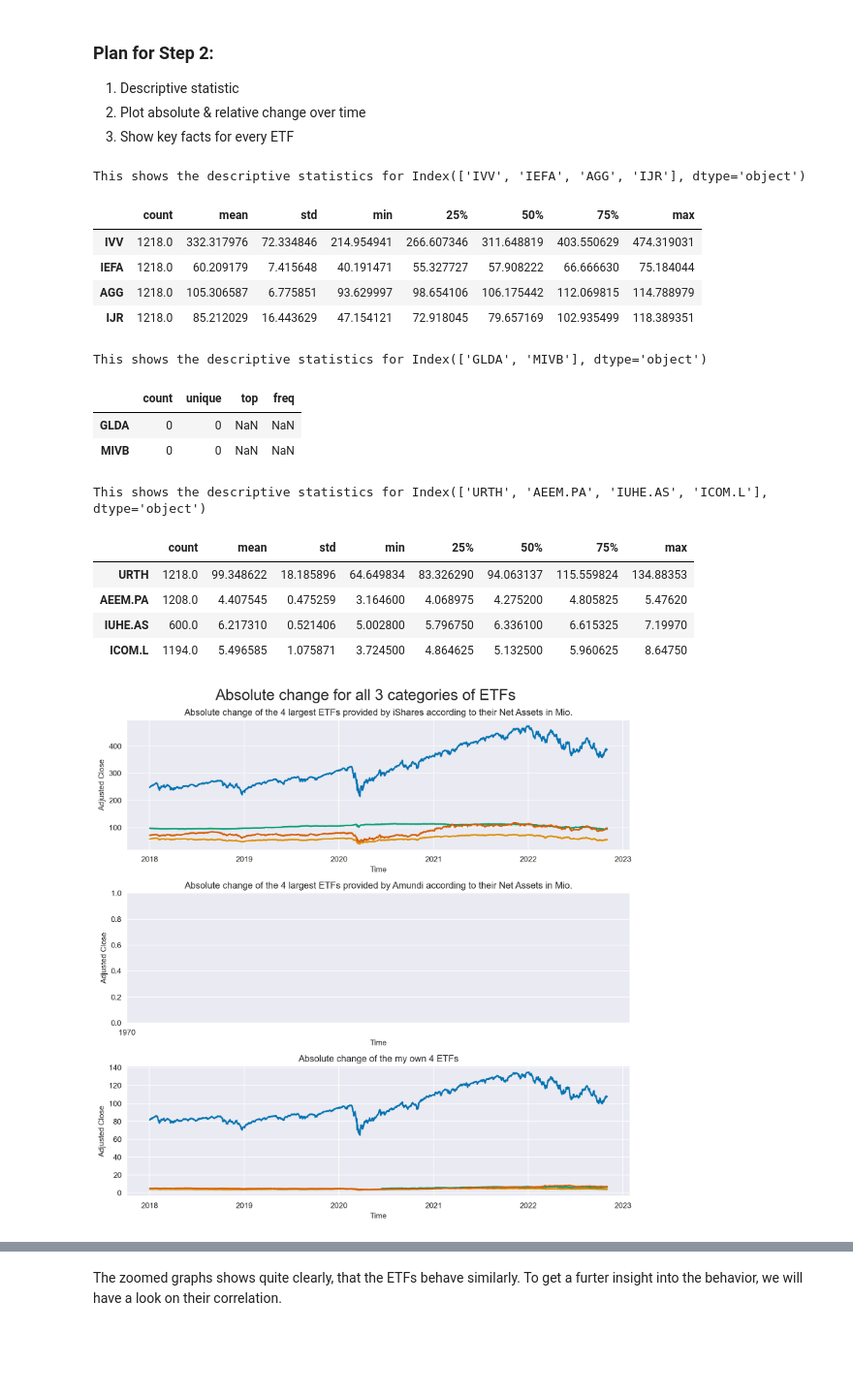
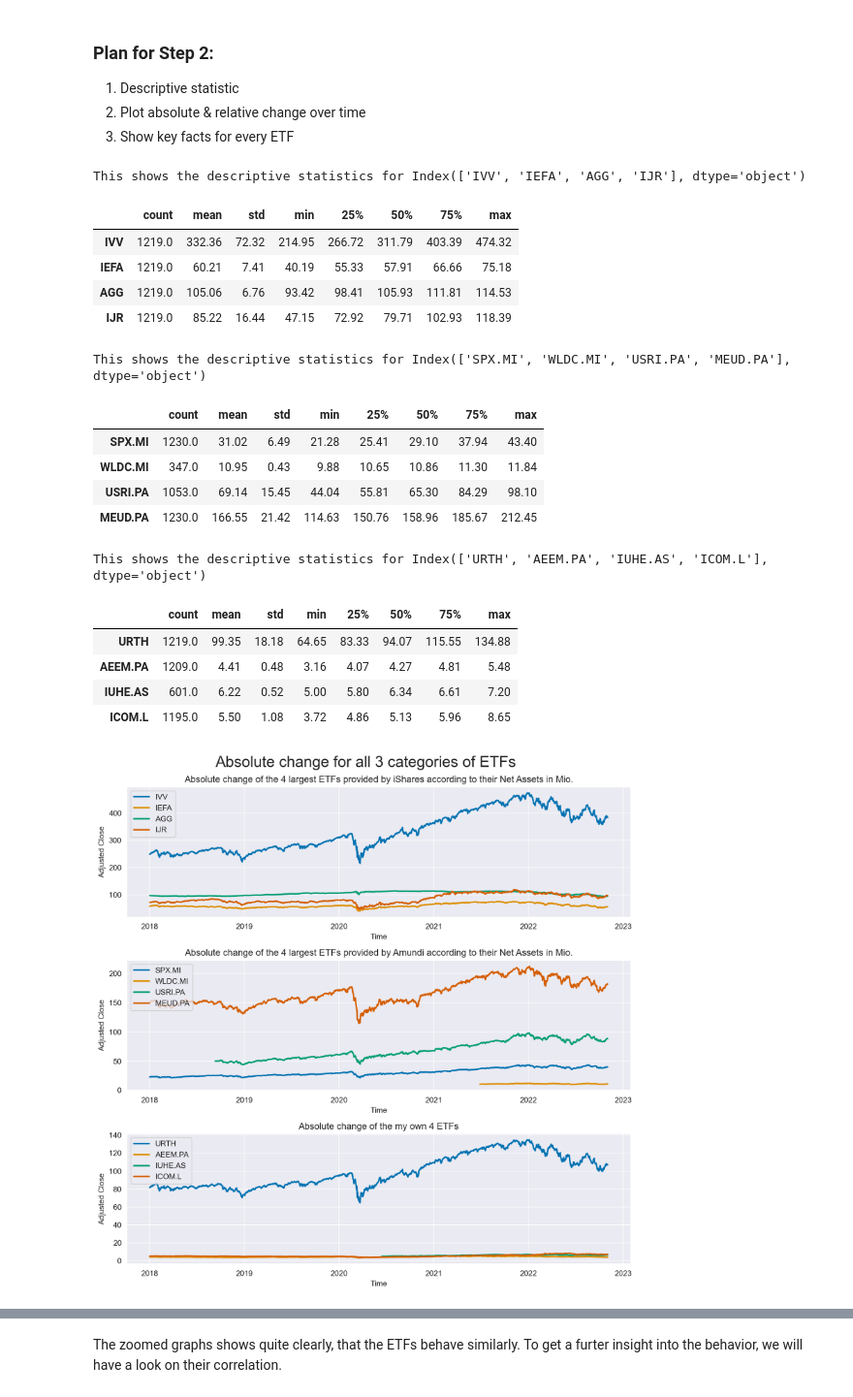
Before and after one commit to Ankru98/finengin, a Jupyter notebook: Code_Jupiter.ipynb, the cells around one changed output, grey strips where cells are left out. Shown at 97% size. Drawn from its saved outputs; the diff is of its cells as text; code cells hidden in the pictures; blank space fills up the shorter version.

```diff
--- a/Code_Jupiter.ipynb
+++ b/Code_Jupiter.ipynb
@@ -44,7 +47,7 @@ start = datetime.datetime(2018, 1, 1)
 end = datetime.datetime.today()
 
 ticker_ishares = ['IVV', 'IEFA', 'AGG', 'IJR']
-ticker_amundi = ['GLDA', 'MIVB'] # ticker not found
+ticker_amundi = ['SPX.MI', 'WLDC.MI', 'USRI.PA', 'MEUD.PA']
 antons_ticker = ['URTH', 'AEEM.PA', 'IUHE.AS', 'ICOM.L']
 data_ishares = pd.DataFrame(columns=ticker_ishares)
 data_amundi = pd.DataFrame(columns=ticker_amundi)
@@ -52,12 +55,10 @@ antons_data = pd.DataFrame(columns=antons_ticker)
 
 for i in ticker_ishares:
     data_ishares[i] = yf.download(i, start, end)['Adj Close']
-# for i in ticker_amundi:
-#     data_amundi[i] = yf.download(i, start, end)['Adj Close']
-# print(data_amundi.head())
+for i in ticker_amundi:
+    data_amundi[i] = yf.download(i, start, end)['Adj Close']
 for i in antons_ticker:
     antons_data[i] = yf.download(i, start, end)['Adj Close']
-    antons_data.fillna(0.0000)
 # %% [output]
 [*********************100%***********************]  1 of 1 completed
 [*********************100%***********************]  1 of 1 completed
@@ -80,24 +85,27 @@ data = [data_ishares, data_amundi, antons_data]
 
 for i in data:
     print('This shows the descriptive statistics for {}'.format(i.columns))
-    display(i.describe().transpose())
+    describe = i.describe().transpose()
+    display(np.round(describe, 2))
 # %% [output]
 This shows the descriptive statistics for Index(['IVV', 'IEFA', 'AGG', 'IJR'], dtype='object')
 |  | count | mean | std | min | 25% | 50% | 75% | max |
-| IVV | 1218.0 | 332.317976 | 72.334846 | 214.954941 | 266.607346 | 311.648819 | 403.550629 | 474.319031 |
-| IEFA | 1218.0 | 60.209179 | 7.415648 | 40.191471 | 55.327727 | 57.908222 | 66.666630 | 75.184044 |
-| AGG | 1218.0 | 105.306587 | 6.775851 | 93.629997 | 98.654106 | 106.175442 | 112.069815 | 114.788979 |
-| IJR | 1218.0 | 85.212029 | 16.443629 | 47.154121 | 72.918045 | 79.657169 | 102.935499 | 118.389351 |
+| IVV | 1219.0 | 332.36 | 72.32 | 214.95 | 266.72 | 311.79 | 403.39 | 474.32 |
+| IEFA | 1219.0 | 60.21 | 7.41 | 40.19 | 55.33 | 57.91 | 66.66 | 75.18 |
+| AGG | 1219.0 | 105.06 | 6.76 | 93.42 | 98.41 | 105.93 | 111.81 | 114.53 |
+| IJR | 1219.0 | 85.22 | 16.44 | 47.15 | 72.92 | 79.71 | 102.93 | 118.39 |
-This shows the descriptive statistics for Index(['GLDA', 'MIVB'], dtype='object')
+This shows the descriptive statistics for Index(['SPX.MI', 'WLDC.MI', 'USRI.PA', 'MEUD.PA'], dtype='object')
-|  | count | unique | top | freq |
-| GLDA | 0 | 0 | NaN | NaN |
-| MIVB | 0 | 0 | NaN | NaN |
+|  | count | mean | std | min | 25% | 50% | 75% | max |
+| SPX.MI | 1230.0 | 31.02 | 6.49 | 21.28 | 25.41 | 29.10 | 37.94 | 43.40 |
+| WLDC.MI | 347.0 | 10.95 | 0.43 | 9.88 | 10.65 | 10.86 | 11.30 | 11.84 |
+| USRI.PA | 1053.0 | 69.14 | 15.45 | 44.04 | 55.81 | 65.30 | 84.29 | 98.10 |
+| MEUD.PA | 1230.0 | 166.55 | 21.42 | 114.63 | 150.76 | 158.96 | 185.67 | 212.45 |
 This shows the descriptive statistics for Index(['URTH', 'AEEM.PA', 'IUHE.AS', 'ICOM.L'], dtype='object')
 |  | count | mean | std | min | 25% | 50% | 75% | max |
-| URTH | 1218.0 | 99.348622 | 18.185896 | 64.649834 | 83.326290 | 94.063137 | 115.559824 | 134.88353 |
-| AEEM.PA | 1208.0 | 4.407545 | 0.475259 | 3.164600 | 4.068975 | 4.275200 | 4.805825 | 5.47620 |
-| IUHE.AS | 600.0 | 6.217310 | 0.521406 | 5.002800 | 5.796750 | 6.336100 | 6.615325 | 7.19970 |
-| ICOM.L | 1194.0 | 5.496585 | 1.075871 | 3.724500 | 4.864625 | 5.132500 | 5.960625 | 8.64750 |
+| URTH | 1219.0 | 99.35 | 18.18 | 64.65 | 83.33 | 94.07 | 115.55 | 134.88 |
+| AEEM.PA | 1209.0 | 4.41 | 0.48 | 3.16 | 4.07 | 4.27 | 4.81 | 5.48 |
+| IUHE.AS | 601.0 | 6.22 | 0.52 | 5.00 | 5.80 | 6.34 | 6.61 | 7.20 |
+| ICOM.L | 1195.0 | 5.50 | 1.08 | 3.72 | 4.86 | 5.13 | 5.96 | 8.65 |
 # %%
 # plotting the absolute change over time for the data
 # set style
@@ -111,10 +119,10 @@ ax[0].plot(data_ishares['IEFA'], label="IEFA", lw=2)
 ax[0].plot(data_ishares['AGG'], label="AGG",lw=2)
 ax[0].plot(data_ishares['IJR'], label="IJR",lw=2)
 
-# ax[1].plot(data_amundi['IVV'], label="IVV", lw=2)
-# ax[1].plot(data_amundi['IEFA'], label="IEFA", lw=2)
-# ax[1].plot(data_amundi['AGG'], label="AGG",lw=2)
-# ax[1].plot(data_amundi['IJR'], label="IJR",lw=2)
+ax[1].plot(data_amundi['SPX.MI'], label="SPX.MI", lw=2)
+ax[1].plot(data_amundi['WLDC.MI'], label="WLDC.MI", lw=2)
+ax[1].plot(data_amundi['USRI.PA'], label="USRI.PA",lw=2)
+ax[1].plot(data_amundi['MEUD.PA'], label="MEUD.PA",lw=2)
 
 ax[2].plot(antons_data['URTH'], label="URTH", lw=2)
 ax[2].plot(antons_data['AEEM.PA'], label="AEEM.PA", lw=2)
@@ -124,34 +132,37 @@ ax[2].plot(antons_data['ICOM.L'], label="ICOM.L",lw=2)
 ax[0].set_xlabel('Time')
 ax[1].set_xlabel('Time')
 ax[2].set_xlabel('Time')
 ax[0].set_ylabel('Adjusted Close')
 ax[1].set_ylabel('Adjusted Close')
 ax[2].set_ylabel('Adjusted Close')
 
 
 ax[0].set_title('Absolute change of the 4 largest ETFs provided by iShares according to their Net Assets in Mio.')
 ax[1].set_title('Absolute change of the 4 largest ETFs provided by Amundi according to their Net Assets in Mio.')
 ax[2].set_title('Absolute change of the my own 4 ETFs')
 
 fig.suptitle('Absolute change for all 3 categories of ETFs', fontsize=20)
 
 ax[0].xaxis.set_major_locator(dates.YearLocator())
 ax[0].xaxis.set_major_formatter(dates.DateFormatter("%Y"))
 ax[0].tick_params(axis="x", which="major",rotation=0, pad=5)
 
 ax[1].xaxis.set_major_locator(dates.YearLocator())
 ax[1].xaxis.set_major_formatter(dates.DateFormatter("%Y"))
 ax[1].tick_params(axis="x", which="major",rotation=0, pad=5)
 
 ax[2].xaxis.set_major_locator(dates.YearLocator())
 ax[2].xaxis.set_major_formatter(dates.DateFormatter("%Y"))
 ax[2].tick_params(axis="x", which="major",rotation=0, pad=5)
 
+ax[0].legend(loc ='upper left')
+ax[1].legend(loc = 'upper left')
+ax[2].legend(loc = 'upper left')
 
 plt.tight_layout()
 plt.show();
 # %% [output]
-[figure, old version]
+[figure, new version]
 # %%
 # plotting the relative change over time for the data
 # set style
```
Also changed, not shown: parts of 20 cells of this notebook.
